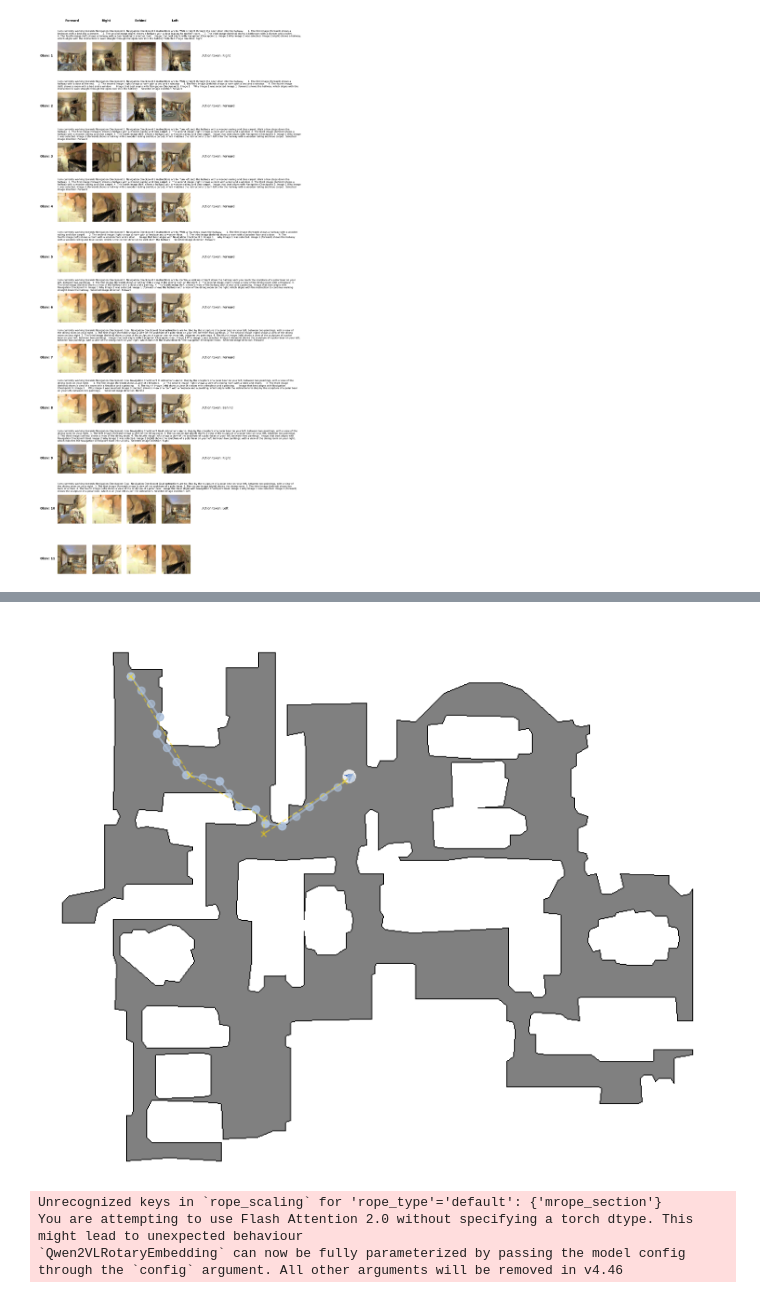
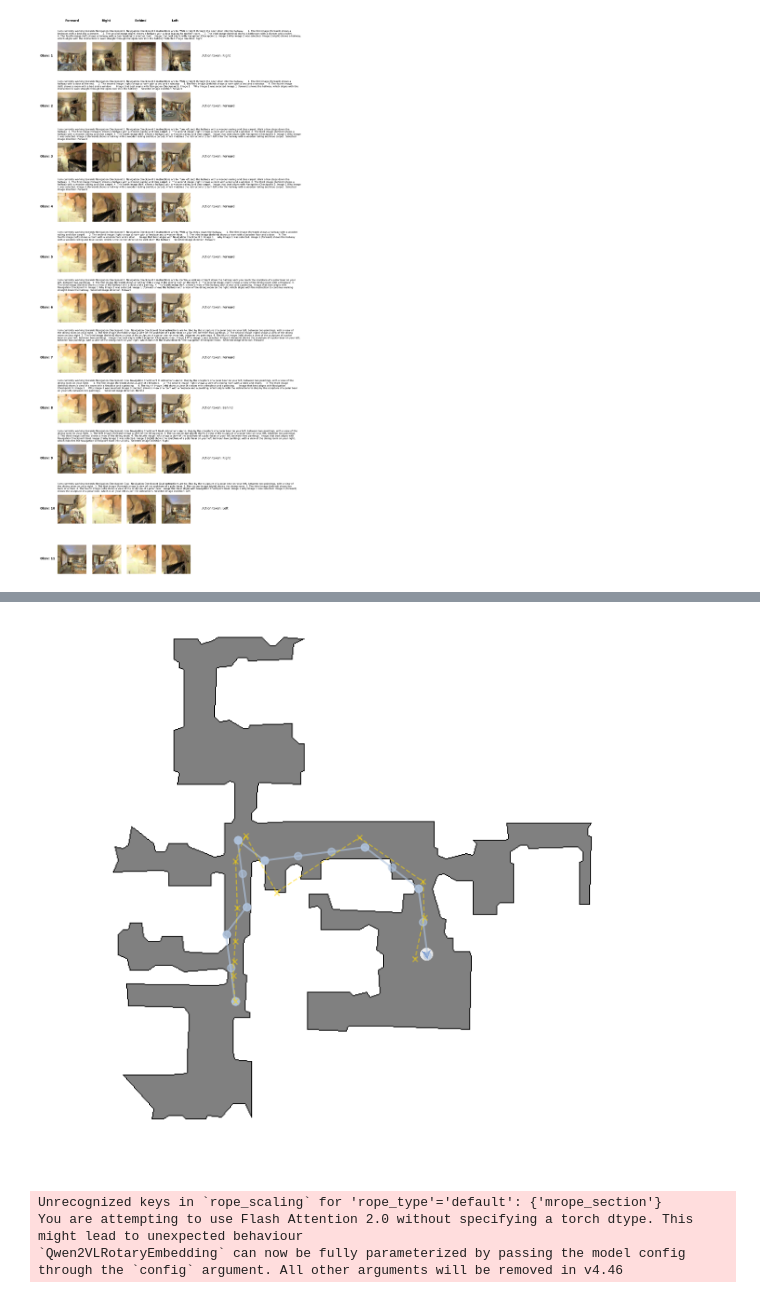
Before and after one commit to wsychiu/OCOM5300M_ResearchProject, a Jupyter notebook: data_exploration/exploring_scenes.ipynb, the cells around one changed output, grey strips where cells are left out. Cells and saved outputs as stored; diff of their text form; code cells hidden in the pictures.

```diff
--- a/data_exploration/exploring_scenes.ipynb
+++ b/data_exploration/exploring_scenes.ipynb
@@ -1076,7 +1125,7 @@ def generate_historical_trajectory(inferred_nav_instructions, step_num=0, reason
     except:
         selected_direction = selected_action
 
-    assistant_prompt = f"""You must use the following as a template for your answer. Do not deviate from this template:
+    assistant_prompt = f"""You must use the following as a template for your answer. Replace 'X' with the Navigation Checkpoint number you are currently working towards. Do not deviate from this template:
     Step 0: I have achieved the checkpoint: Starting Point.
     Step 1: To work towards Checkpoint X, I took the action: {selected_direction} because ...
     Step 2: ...
@@ -1615,9 +1654,16 @@ sim = None
 # %%
-def get_eligible_gold_trajectories(agent, scan_id_list, rxr_annotations, verbose=0):
+# Calculates the gold trajectories / gold paths for a list of scans
+def get_eligible_gold_trajectories(scan_id_list, rxr_annotations, verbose=0):
     global cfg
     global sim
 
     outputs = []
+
+    # Closing any potentially still open simulator sessions
+    try:
+        sim.close()
+    except:
+        pass
 
     for scan_id in scan_id_list:
         print(f"scan_id: {scan_id}")
@@ -1627,18 +1673,16 @@ def get_eligible_gold_trajectories(agent, scan_id_list, rxr_annotations, verbose
         agent = sim.get_agent(0)
 
         for annotation in rxr_annotations[scan_id][:5]:
-            trajectory_data = dict()
             instruction_id = annotation["instruction_id"]
 
-            reject_trajectory, recommended_positions, recommended_actions, unique_position_list, topdown_map = get_gold_trajectory(agent, scan_id, instruction_id, verbose=0)
+            reject_trajectory, trajectory_data = get_gold_trajectory(agent=agent,
+                                                                     scan_id=scan_id,
+                                                                     instruction_id=instruction_id,
+                                                                     verbose=0)
 
             if not reject_trajectory:
                 trajectory_data["scan_id"] = scan_id
                 trajectory_data["instruction_id"] = instruction_id
-                trajectory_data["recommended_positions"] = recommended_positions
-                trajectory_data["recommended_actions"] = recommended_actions
-                trajectory_data["unique_position_list"] = unique_position_list
-                trajectory_data["topdown_map"] = topdown_map
 
                 outputs.append(trajectory_data)
 
@@ -1648,6 +1692,8 @@ def get_eligible_gold_trajectories(agent, scan_id_list, rxr_annotations, verbose
 
     return outputs
 # %%
-trajectories = get_eligible_gold_trajectories(agent, scan_id_list[:3], rxr_annotations, verbose=0)
+trajectories = get_eligible_gold_trajectories(scan_id_list[:3], rxr_annotations, verbose=0)
+trajectories_fname = f'eligible_gold_paths'
+save_results(trajectories, training_dir_path, trajectories_fname)
 # %% [output]
 scan_id: SN83YJsR3w2
@@ -1707,5 +1779,5 @@ instruction_id 706 rejected? True
 # %%
-trajectory_num = 8
+trajectory_num = 5
 scan_id = trajectories[trajectory_num]["scan_id"]
 update_scene_path(scan_id)
 cfg = make_cfg(sim_settings)
@@ -1722,10 +1811,10 @@ PluginManager::Manager: duplicate static plugin AnyImageImporter, ignoring
 # %%
 recommended_nav_points = convert_points_to_topdown(sim.pathfinder, trajectories[trajectory_num]["recommended_positions"])
-gold_nav_points = convert_points_to_topdown(sim.pathfinder, trajectories[trajectory_num]["unique_position_list"])
+gold_nav_points = convert_points_to_topdown(sim.pathfinder, trajectories[trajectory_num]["unique_positions_list"])
 display_map(trajectories[trajectory_num]["topdown_map"], key_points=recommended_nav_points, gold_path=gold_nav_points)
 sim.close()
 # %% [output]
-[figure, old version]
+[figure, new version]
 # %%
 # Prompts the LLM to rationalize the action that was identified as the best next step for training
 def rationalize_next_step(inferred_nav_instructions, agent_observations, past_action_story, next_checkpoint, recommended_action):
```
Also changed, not shown: parts of 26 cells of this notebook.
